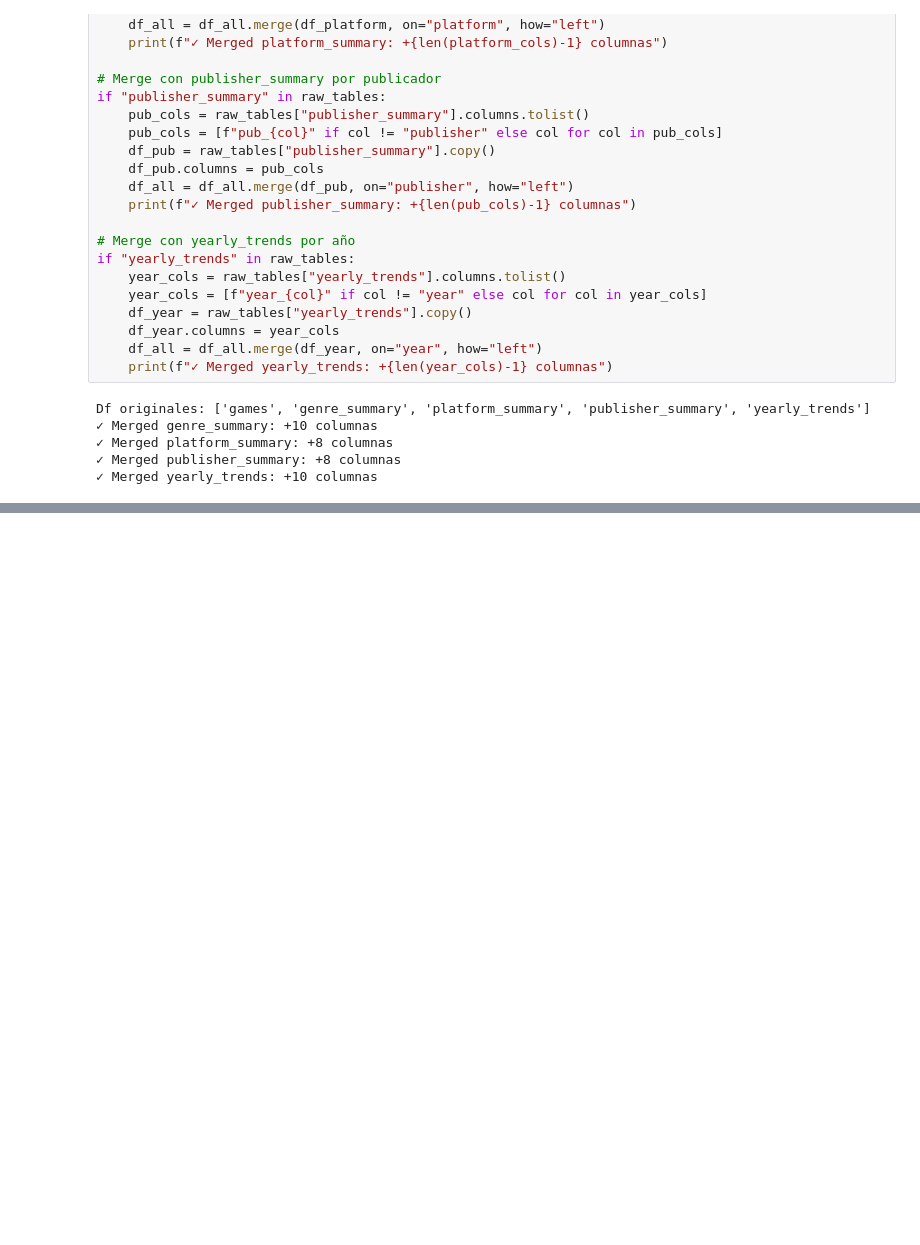
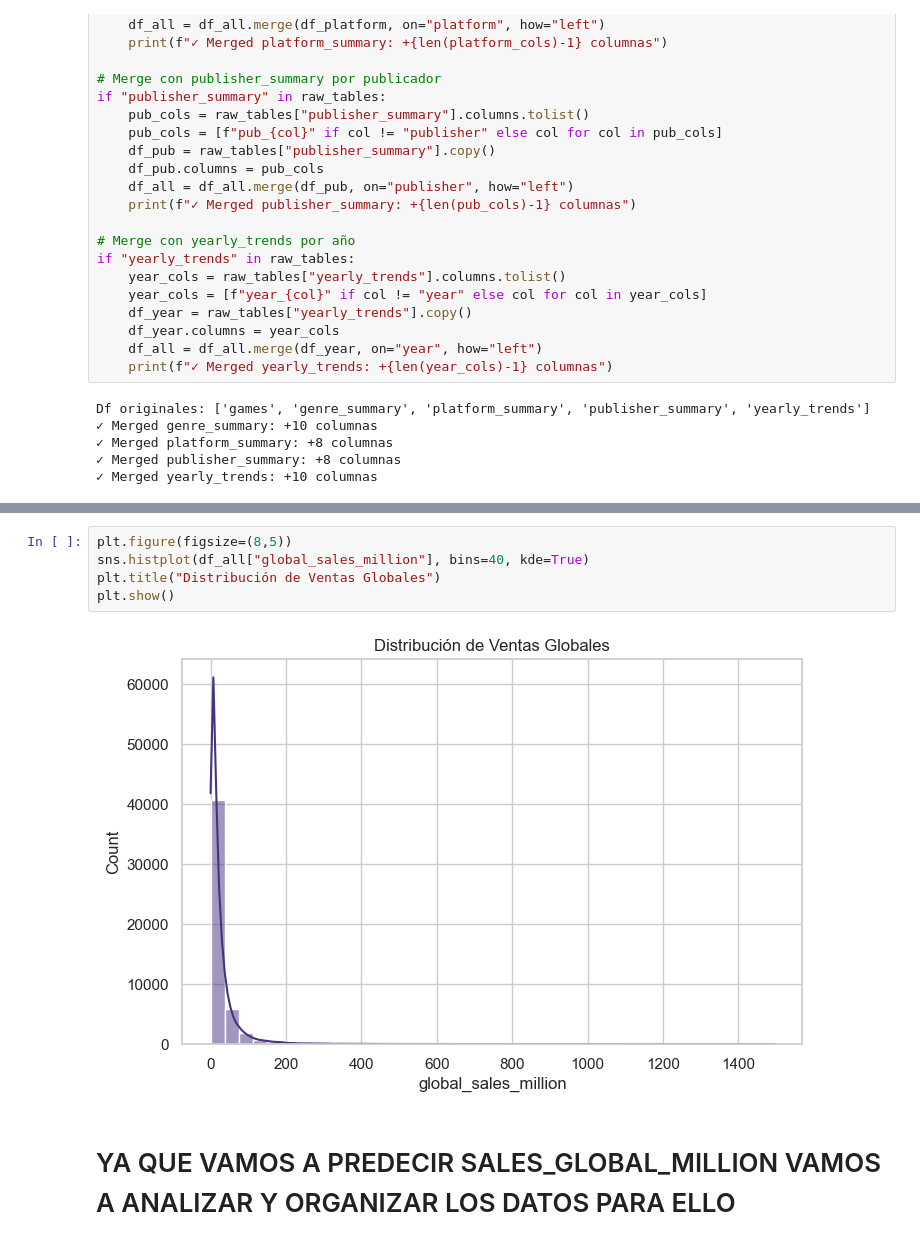
Before and after one commit to thetygerpotatto/CSfinal, a Jupyter notebook: gamess.ipynb, the cells around one changed output, grey strips where cells are left out. Saved outputs shown, nothing was run; the diff lists cells and outputs as text; blank space fills up the shorter version.

Commit message:
Preparación de los datos hecha y preprocesamiento empezado

```diff
--- a/gamess.ipynb
+++ b/gamess.ipynb
@@ -218,0 +219,9 @@ Primeras numéricas: ['platform_generation', 'year', 'metacritic_score', 'user_s
+# %%
+plt.figure(figsize=(8,5))
+sns.histplot(df_all["global_sales_million"], bins=40, kde=True)
+plt.title("Distribución de Ventas Globales")
+plt.show()
+# %% [output]
+[figure, added]
+# %% [markdown]
+# YA QUE VAMOS A PREDECIR SALES_GLOBAL_MILLION VAMOS A ANALIZAR Y ORGANIZAR LOS DATOS PARA ELLO
```
Also changed, not shown: parts of 17 cells of this notebook.
